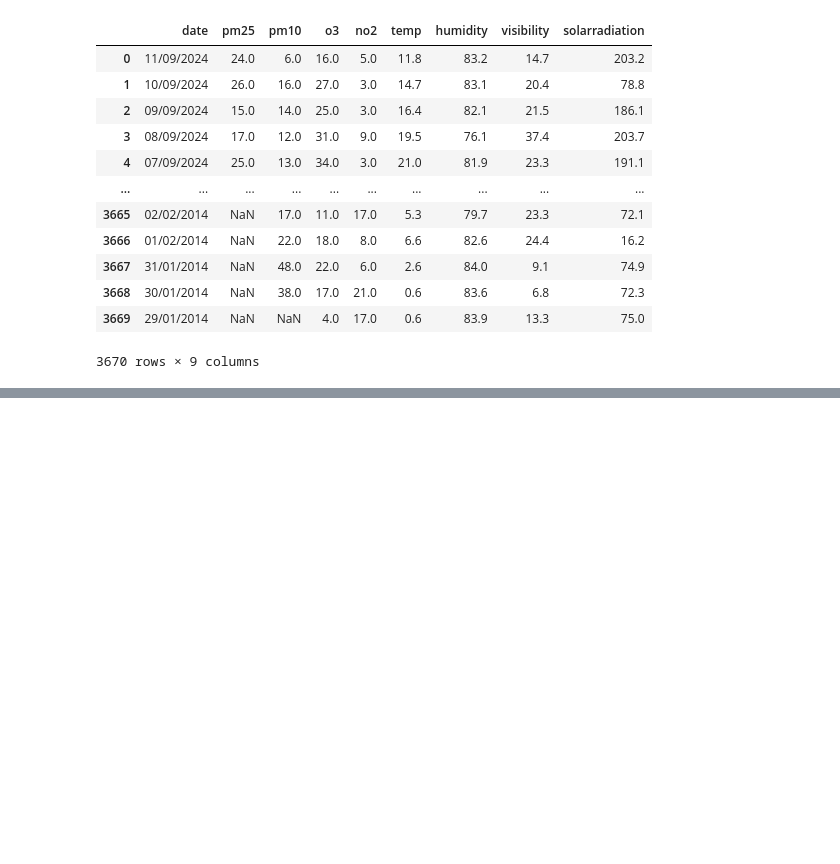
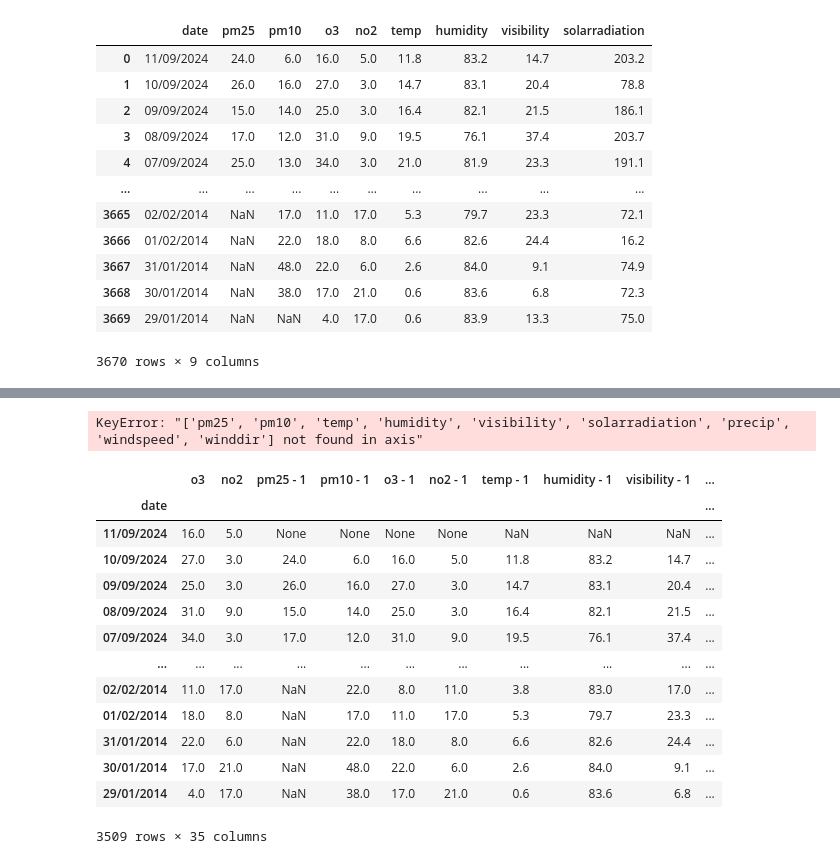
Before and after one commit to atodorov284/air-quality-forecast, a Jupyter notebook: notebooks/n2_exploratory_data_analysis.ipynb, the cells around one changed output, grey strips where cells are left out. Cells and saved outputs as stored; diff of their text form; code cells hidden in the pictures; blank space fills up the shorter version.

```diff
--- a/notebooks/n2_exploratory_data_analysis.ipynb
+++ b/notebooks/n2_exploratory_data_analysis.ipynb
@@ -355,0 +391,29 @@ dtype: int64
+# %%
+df_processed_no_missing_predictors.set_index('date', inplace=True)
+# %%
+all_cols = df_processed_no_missing_predictors.columns
+# %%
+for t in range(1,4):
+    for col in all_cols:
+        df_processed_no_missing_predictors[[f'{col} - {t}']] = df_processed_no_missing_predictors[[col]].shift(t)
+# %%
+df_processed_no_missing_predictors.drop(['pm25','pm10','temp','humidity','visibility','solarradiation','precip','windspeed','winddir'], axis=1, inplace=True)
+# %% [output]
+KeyError: "['pm25', 'pm10', 'temp', 'humidity', 'visibility', 'solarradiation', 'precip', 'windspeed', 'winddir'] not found in axis"
+# %%
+df_processed_no_missing_predictors
+# %% [output]
+|  | o3 | no2 | pm25 - 1 | pm10 - 1 | o3 - 1 | no2 - 1 | temp - 1 | humidity - 1 | visibility - 1 | ... |
+| date |  |  |  |  |  |  |  |  |  | ... |
+| 11/09/2024 | 16.0 | 5.0 | None | None | None | None | NaN | NaN | NaN | ... |
+| 10/09/2024 | 27.0 | 3.0 | 24.0 | 6.0 | 16.0 | 5.0 | 11.8 | 83.2 | 14.7 | ... |
+| 09/09/2024 | 25.0 | 3.0 | 26.0 | 16.0 | 27.0 | 3.0 | 14.7 | 83.1 | 20.4 | ... |
+| 08/09/2024 | 31.0 | 9.0 | 15.0 | 14.0 | 25.0 | 3.0 | 16.4 | 82.1 | 21.5 | ... |
+| 07/09/2024 | 34.0 | 3.0 | 17.0 | 12.0 | 31.0 | 9.0 | 19.5 | 76.1 | 37.4 | ... |
+| ... | ... | ... | ... | ... | ... | ... | ... | ... | ... | ... |
+| 02/02/2014 | 11.0 | 17.0 | NaN | 22.0 | 8.0 | 11.0 | 3.8 | 83.0 | 17.0 | ... |
+| 01/02/2014 | 18.0 | 8.0 | NaN | 17.0 | 11.0 | 17.0 | 5.3 | 79.7 | 23.3 | ... |
+| 31/01/2014 | 22.0 | 6.0 | NaN | 22.0 | 18.0 | 8.0 | 6.6 | 82.6 | 24.4 | ... |
+| 30/01/2014 | 17.0 | 21.0 | NaN | 48.0 | 22.0 | 6.0 | 2.6 | 84.0 | 9.1 | ... |
+| 29/01/2014 | 4.0 | 17.0 | NaN | 38.0 | 17.0 | 21.0 | 0.6 | 83.6 | 6.8 | ... |
+3509 rows × 35 columns
```
Also changed, not shown: parts of 9 cells of this notebook.
